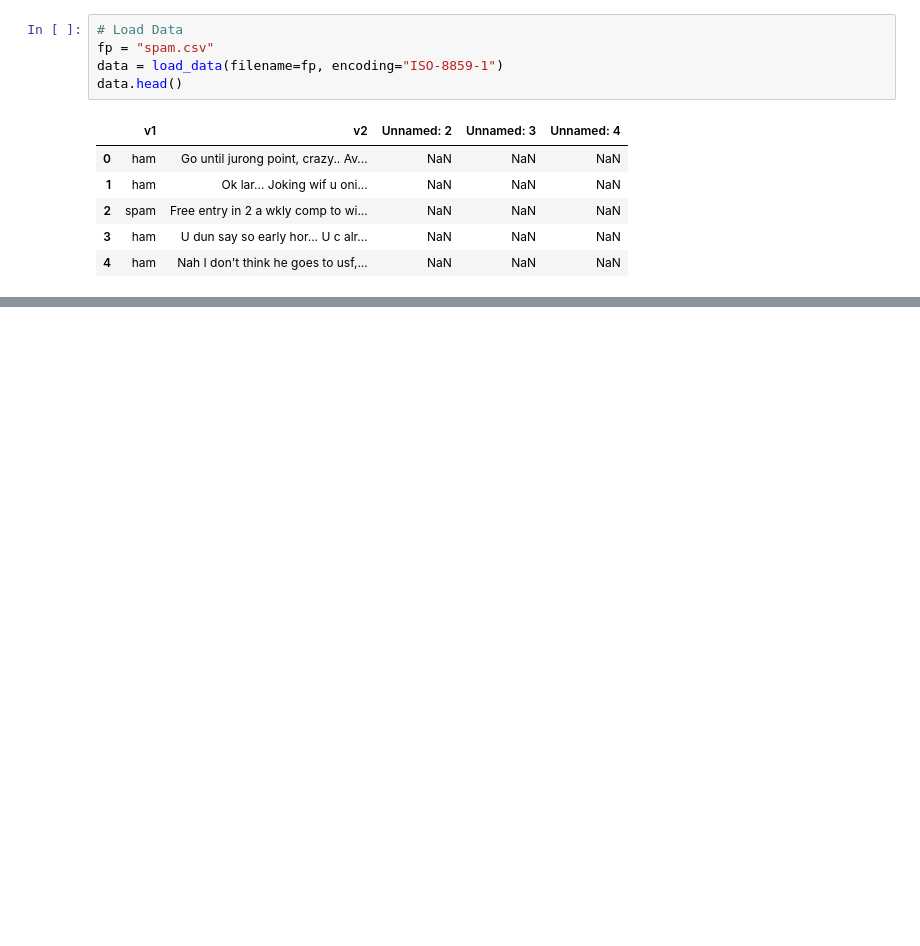
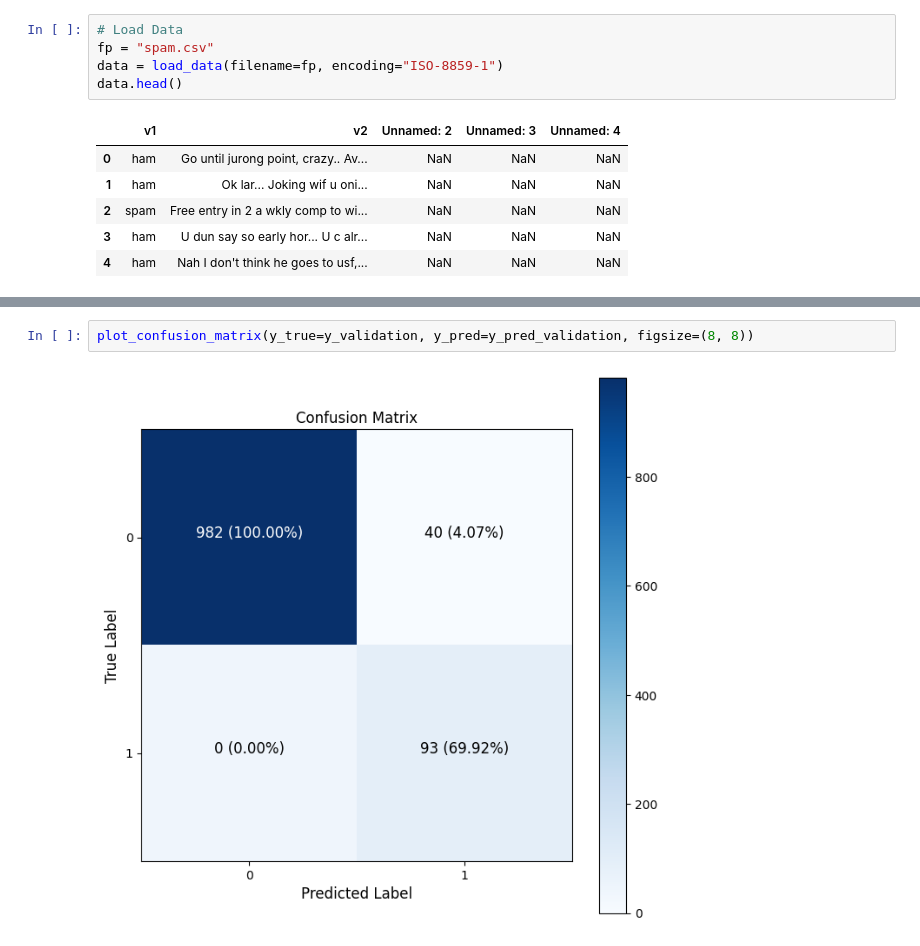
Before and after one commit to chineidu/NLP-Tutorial, a Jupyter notebook: notebook/04_ML_models/01_spam_detection.ipynb, the cells around one changed output, grey strips where cells are left out. Saved outputs shown, nothing was run; the diff lists cells and outputs as text; blank space fills up the shorter version.

```diff
--- a/notebook/04_ML_models/01_spam_detection.ipynb
+++ b/notebook/04_ML_models/01_spam_detection.ipynb
@@ -70,0 +176,4 @@ data.head()
+# %%
+plot_confusion_matrix(y_true=y_validation, y_pred=y_pred_validation, figsize=(8, 8))
+# %% [output]
+[figure, added]
```
Also changed, not shown: parts of 19 cells of this notebook, 2 other files.
